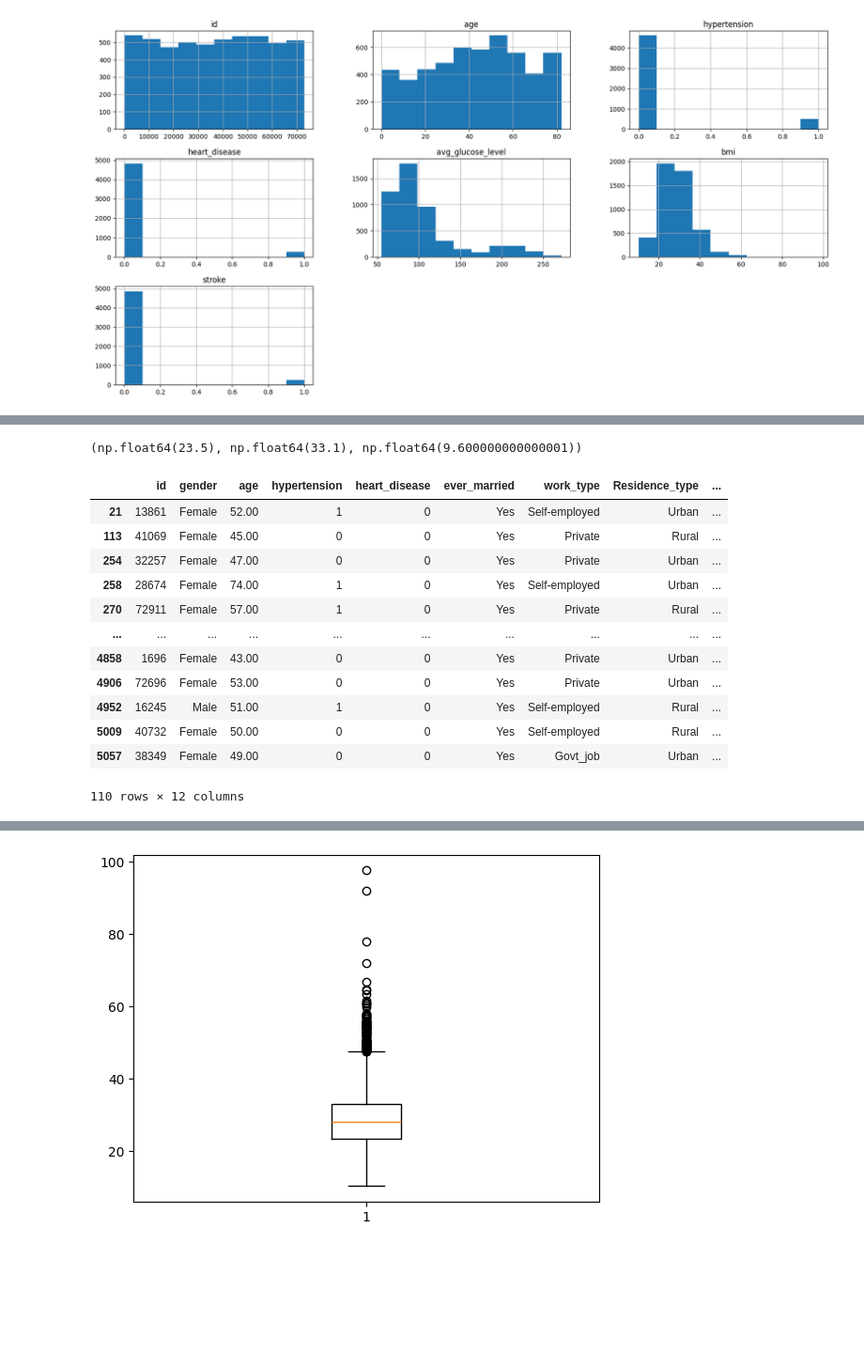
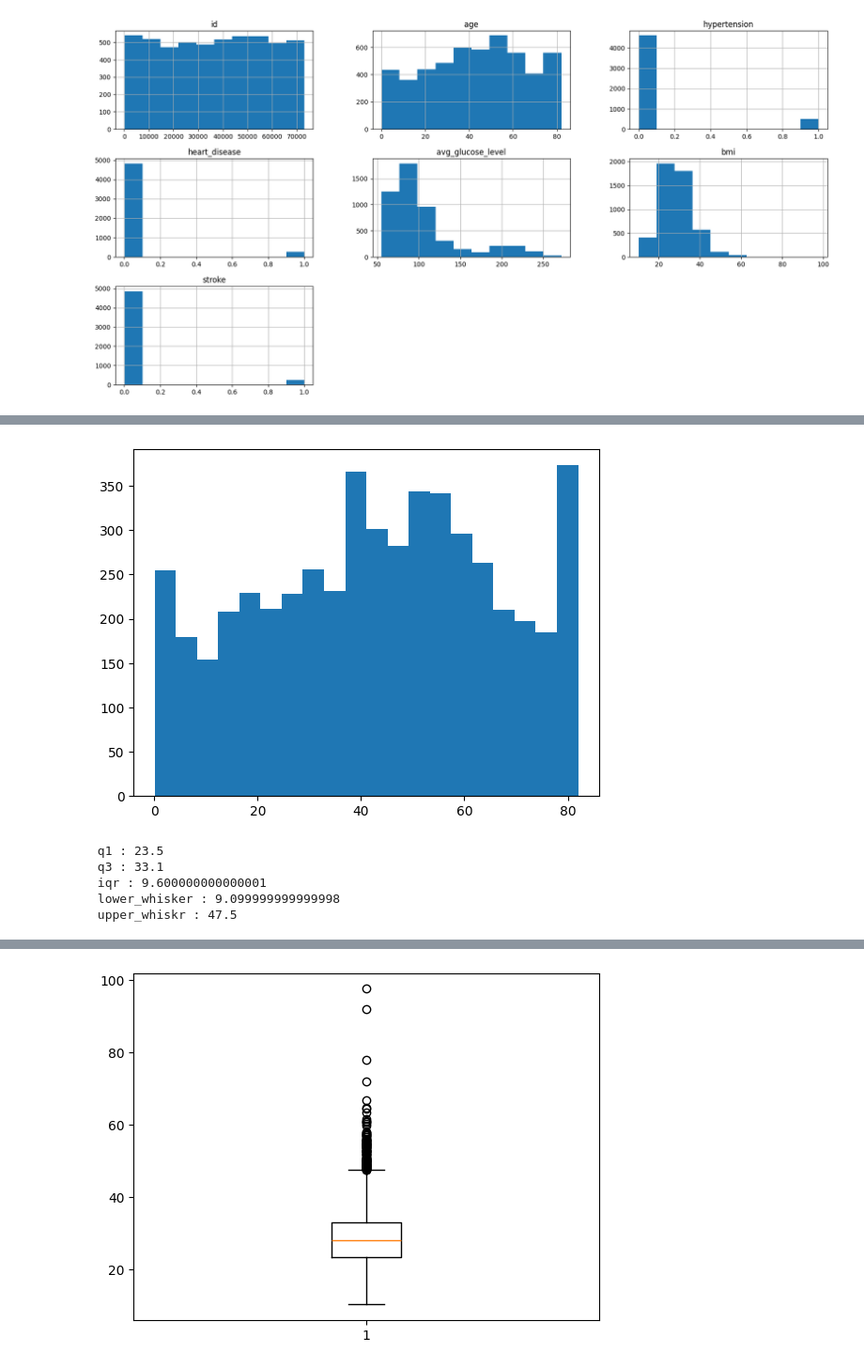
Before and after one commit to Magpie-Jo/Sparta, a Jupyter notebook: Camp/Statistics/stat_세션 실습/250917_1회차_실습.ipynb, the cells around one changed output, grey strips where cells are left out. Shown at 94% size. Drawn from its saved outputs; the diff is of its cells as text; code cells hidden in the pictures; blank space fills up the shorter version.

```diff
--- a/Camp/Statistics/stat_세션 실습/250917_1회차_실습.ipynb
+++ b/Camp/Statistics/stat_세션 실습/250917_1회차_실습.ipynb
@@ -96,28 +61,24 @@ df.describe()
-# %%
-#IQR 방식의 이상치 제거
-bmi_data = df['bmi'].dropna().values
-q_1 = np.percentile(bmi_data,q=25)
-q_3 = np.percentile(bmi_data,q=75)
-iqr = q_3 - q_1
-q_1,q_3,iqr
-# %% [output]
-(np.float64(23.5), np.float64(33.1), np.float64(9.600000000000001))
-# %%
-#bmi가 IQR 방식으로 이상치인 데이터 찾기
-lower_whisker = q_1 - 1.5 * iqr
-upper_whisker = q_3 + 1.5 * iqr
-df.loc[(df['bmi']<lower_whisker)|(df['bmi']>upper_whisker)]
-# %% [output]
-|  | id | gender | age | hypertension | heart_disease | ever_married | work_type | Residence_type | ... |
-| 21 | 13861 | Female | 52.00 | 1 | 0 | Yes | Self-employed | Urban | ... |
-| 113 | 41069 | Female | 45.00 | 0 | 0 | Yes | Private | Rural | ... |
-| 254 | 32257 | Female | 47.00 | 0 | 0 | Yes | Private | Urban | ... |
-| 258 | 28674 | Female | 74.00 | 1 | 0 | Yes | Self-employed | Urban | ... |
-| 270 | 72911 | Female | 57.00 | 1 | 0 | Yes | Private | Rural | ... |
-| ... | ... | ... | ... | ... | ... | ... | ... | ... | ... |
-| 4858 | 1696 | Female | 43.00 | 0 | 0 | Yes | Private | Urban | ... |
-| 4906 | 72696 | Female | 53.00 | 0 | 0 | Yes | Private | Urban | ... |
-| 4952 | 16245 | Male | 51.00 | 1 | 0 | Yes | Self-employed | Rural | ... |
-| 5009 | 40732 | Female | 50.00 | 0 | 0 | Yes | Self-employed | Rural | ... |
-| 5057 | 38349 | Female | 49.00 | 0 | 0 | Yes | Govt_job | Urban | ... |
-110 rows × 12 columns
+# %%
+plt.hist(df['age'],bins=20)
+plt.show()
+# %% [output]
+[figure, added]
+# %%
+# IQR 방식의 이상치 제거
+bmi=df['bmi'].dropna()
+# print(bmi.isnull().value_counts()) # 결측치 제거 확인용
+
+q1 = np.percentile(bmi,q=25)
+q3 = np.percentile(bmi,q=75)
+iqr = q3-q1
+
+lower_whisker = q1 - 1.5*iqr
+upper_whisker = q3 + 1.5*iqr
+
+print(f' q1 : {q1}\n q3 : {q3}\n iqr : {iqr}\n lower_whisker : {lower_whisker}\n upper_whiskr : {upper_whisker}')
+# %% [output]
+ q1 : 23.5
+ q3 : 33.1
+ iqr : 9.600000000000001
+ lower_whisker : 9.099999999999998
+ upper_whiskr : 47.5
```
Also changed, not shown: parts of 26 cells of this notebook, 2 other files.
